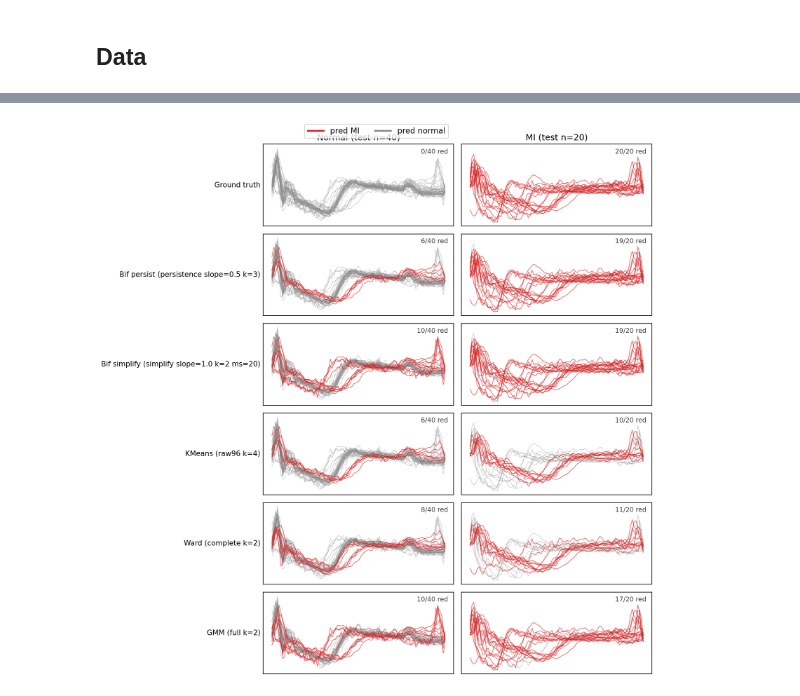
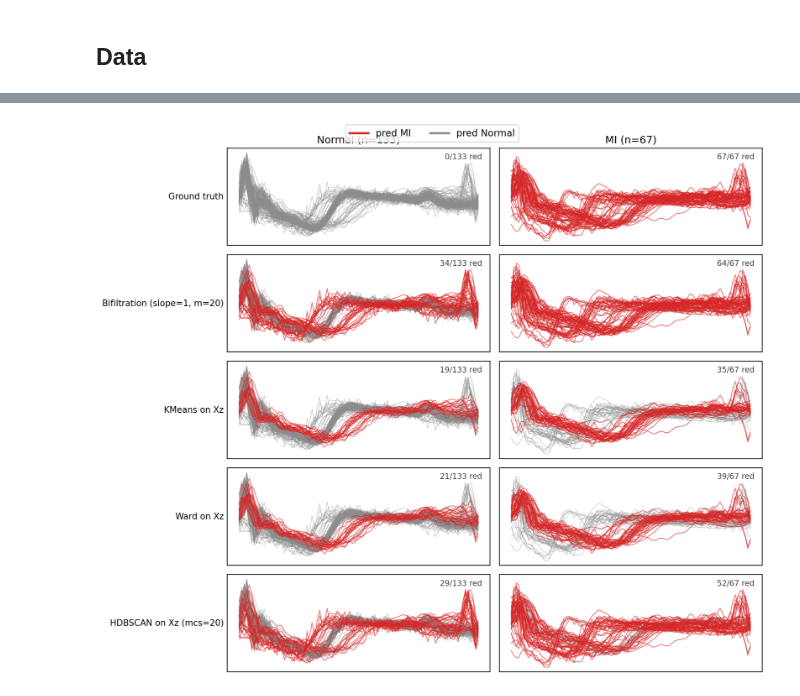
Before and after one commit to KiruxaLight/mpc, a Jupyter notebook: notebooks/15_detecting_ischemic_heartbeats.ipynb, the cells around one changed output, grey strips where cells are left out. Drawn from its saved outputs; the diff is of its cells as text; code cells hidden in the pictures.

```diff
--- a/notebooks/15_detecting_ischemic_heartbeats.ipynb
+++ b/notebooks/15_detecting_ischemic_heartbeats.ipynb
@@ -89,20 +72,12 @@ The main pair is `shape x amp`.
 # %%
 Xz = (X - X.mean(axis=1, keepdims=True)) / (X.std(axis=1, keepdims=True) + 1e-9)
 amp = X.max(1) - X.min(1)
-dX = np.diff(X, axis=1)
-spec = np.abs(np.fft.rfft(Xz))
-peak_loc = np.argmax(X, axis=1).astype(float)
 
-D_axes = {
-    "shape": cdist(Xz, Xz),
-    "amp": np.abs(amp[:, None] - amp[None, :]),
-    "raw": cdist(X, X),
-    "deriv": cdist(dX, dX),
-    "spec": cdist(spec, spec),
-    "peakloc": np.abs(peak_loc[:, None] - peak_loc[None, :]),
-}
+D_shape = cdist(Xz, Xz)
+D_amp = np.abs(amp[:, None] - amp[None, :])
+
 iu, ju = np.triu_indices(N, k=1)
 edges = list(zip(iu.tolist(), ju.tolist()))
-F_axes = {k: assemble_filtration(N, edges, v[iu, ju]) for k, v in D_axes.items()}
-
-filt_shape, filt_amp = F_axes["shape"], F_axes["amp"]
+filt_shape = assemble_filtration(N, edges, D_shape[iu, ju])
+filt_amp   = assemble_filtration(N, edges, D_amp[iu, ju])
+print(f"N={N}, edges={len(edges)}")
@@ -260,41 +182,37 @@ plt.show()
 # %%
 CLS_ORDER = ("Normal", "MI")
 PRED_COLORS = {0: "0.55", 1: "C3"}
-res_by_name = {r["method"]: r for r in results}
 
-rows_to_show = [
-    ("Ground truth", y_true),
-    (f"Bif persist ({res_by_name['Bifiltration (persist)']['best_config']})",
-     res_by_name["Bifiltration (persist)"]["pred"]),
-    (f"Bif simplify ({res_by_name['Bifiltration (simplify)']['best_config']})",
-     res_by_name["Bifiltration (simplify)"]["pred"]),
-    (f"KMeans ({res_by_name['KMeans']['best_config']})", res_by_name["KMeans"]["pred"]),
-    (f"Ward ({res_by_name['Ward']['best_config']})", res_by_name["Ward"]["pred"]),
-    (f"GMM ({res_by_name['GMM']['best_config']})", res_by_name["GMM"]["pred"]),
-]
+rows_to_show = [("Ground truth", y_true)] + [(name, labels) for name, labels in methods.items()]
 
 fig, axes = plt.subplots(len(rows_to_show), 2, figsize=(11, 1.8 * len(rows_to_show)),
                          sharex=True, sharey=True, dpi=150)
-for row, (name, pred) in enumerate(rows_to_show):
-    pred = np.asarray(pred).astype(int)
+for row, (name, labels) in enumerate(rows_to_show):
+    labels = np.asarray(labels)
+    if name == "Ground truth":
+        aligned = labels
+    else:
+        a, _ = align_hungarian(labels, y_true)
+        aligned = (a == 2).astype(int)
     for col, c in enumerate(CLS_ORDER):
         ax = axes[row, col]
-        idxs = test_idx[sub[test_idx] == c]
-        for i in idxs[pred[idxs] == 0]:
+        idxs = np.where(sub == c)[0]
+        for i in idxs[aligned[idxs] == 0]:
             ax.plot(X[i], color=PRED_COLORS[0], lw=0.8, alpha=0.4)
-        for i in idxs[pred[idxs] == 1]:
+        for i in idxs[aligned[idxs] == 1]:
             ax.plot(X[i], color=PRED_COLORS[1], lw=1.0, alpha=0.6)
-        n_pos = int(pred[idxs].sum())
-        ax.set_xticks([]); ax.set_yticks([])
+        n_pos = int(aligned[idxs].sum())
+        ax.set_xticks([])
+        ax.set_yticks([])
         ax.text(0.97, 0.95, f"{n_pos}/{len(idxs)} red", transform=ax.transAxes,
                 ha="right", va="top", fontsize=9, color="0.25")
-        if row == 0: ax.set_title(f"{c} (test n={len(idxs)})", fontsize=12)
+        if row == 0: ax.set_title(f"{c} (n={len(idxs)})", fontsize=12)
         if col == 0: ax.set_ylabel(name, fontsize=10, rotation=0, ha="right", va="center")
 
 handles = [plt.Line2D([0], [0], color=PRED_COLORS[1], lw=2.5, label="pred MI"),
-           plt.Line2D([0], [0], color=PRED_COLORS[0], lw=2.5, label="pred normal")]
+           plt.Line2D([0], [0], color=PRED_COLORS[0], lw=2.5, label="pred Normal")]
 fig.legend(handles=handles, loc="upper center", ncol=2, bbox_to_anchor=(0.5, 1.01), fontsize=11)
 fig.tight_layout()
 plt.show()
 # %% [output]
-[figure, old version]
+[figure, new version]
```
Also changed, not shown: parts of 10 cells of this notebook.
